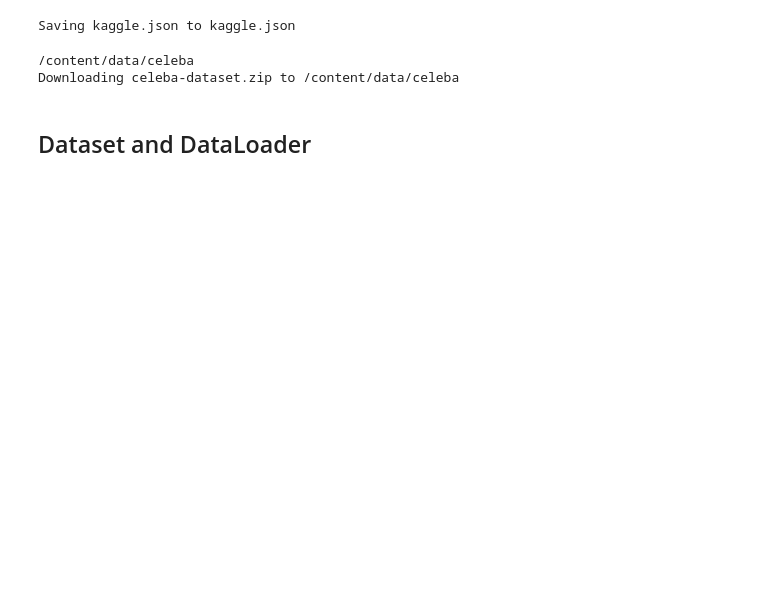
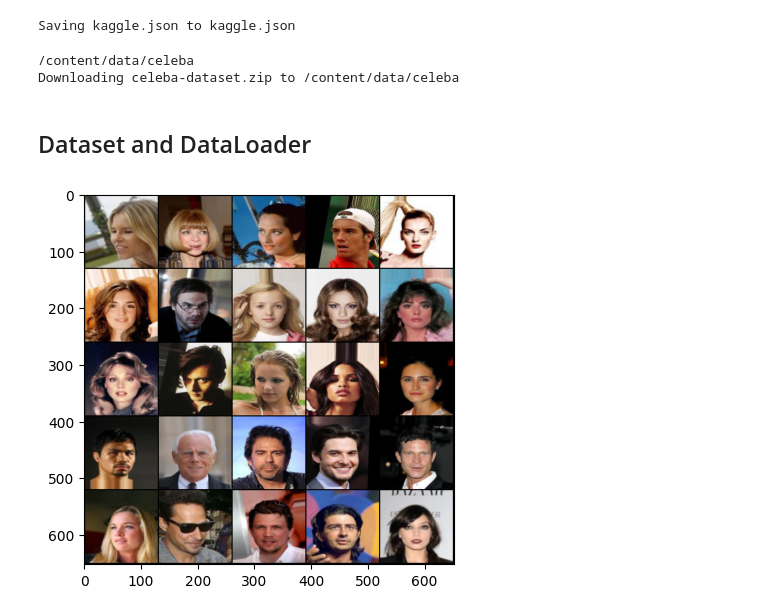
Before and after one commit to kluo9/Deep-Learning, a Jupyter notebook: Advanced_GAN.ipynb, the cells around one changed output. Drawn from its saved outputs; the diff is of its cells as text; code cells hidden in the pictures; blank space fills up the shorter version.

```diff
--- a/Advanced_GAN.ipynb
+++ b/Advanced_GAN.ipynb
@@ -223,3 +220,32 @@ class Dataset(Dataset):
     data = np.transpose(data, (2,0,1)).astype(np.float32, copy = False) # 3*128*128 from 0 to 255
     data = torch.from_numpy(data).div(255) # from 0 to 1
     return data, self.labels[idx]
+# %%
+## Dataset
+data_path = data_path = '/content/data/celeba/img_align_celeba/img_align_celeba'
+ds = Dataset(data_path, size = 128, lim = 10000)
+
+## DataLoader
+dataloader = DataLoader(ds, batch_size=batch_size, shuffle=True)
+# %%
+## models
+gen = Generator(z_dim).to(device)
+crit = Critic().to(device)
+
+## optimizer
+gen_opt = torch.optim.Adam(gen.parameters(), lr=lr, betas=(0.5, 0.9))
+crit_opt = torch.optim.Adam(crit.parameters(), lr=lr, betas=(0.5, 0.9))
+
+## initionlization
+# gen = gen.apply(init_weights)
+# crit = crit.apply(init_weights)
+
+## wandb
+if (wandbact == 1):
+  wandb.watch(gen, log_freq=100)
+  wandb.watch(crit, log_freq=100)
+
+x,y = next(iter(dataloader))
+show(x)
+# %% [output]
+[figure, added]
```
Also changed, not shown: parts of 2 cells of this notebook.
